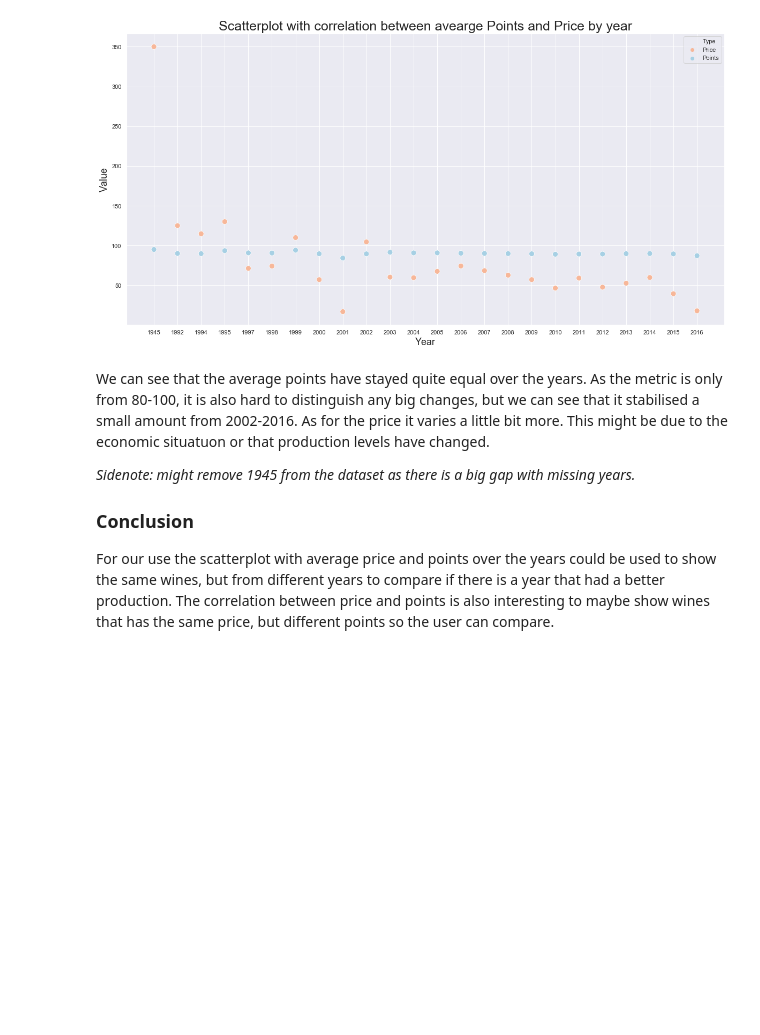
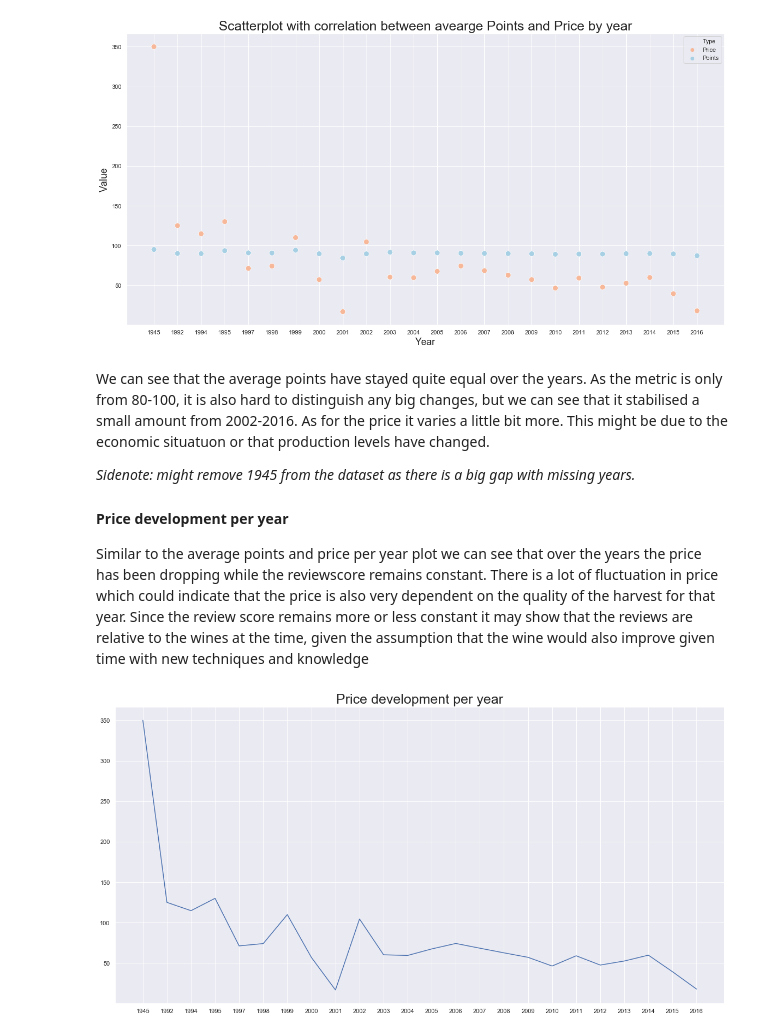
Before and after one commit to com-480-data-visualization/com-480-project-lesvizerables, a Jupyter notebook: Milestone1.ipynb, the cells around one changed output. Drawn from its saved outputs; the diff is of its cells as text; code cells hidden in the pictures; blank space fills up the shorter version.

Commit message:
Added more plots related to years

```diff
--- a/Milestone1.ipynb
+++ b/Milestone1.ipynb
@@ -488,5 +486,19 @@ We can see that the average points have stayed quite equal over the years. As th
 
 *Sidenote: might remove 1945 from the dataset as there is a big gap with missing years.*
 
-### Conclusion
-For our use the scatterplot with average price and points over the years could be used to show the same wines, but from different years to compare if there is a year that had a better production. The correlation between price and points is also interesting to maybe show wines that has the same price, but different points so the user can compare.
+#### Price development per year
+Similar to the average points and price per year plot we can see that over the years the price has been dropping while the reviewscore remains constant. There is a lot of fluctuation in price which could indicate that the price is also very dependent on the quality of the harvest for that year.
+Since the review score remains more or less constant it may show that the reviews are relative to the wines at the time, given the assumption that the wine would also improve given time with new techniques and knowledge
+# %%
+plt.figure(figsize=(20,10))
+average_price_year = wines_lim.groupby(['year']).agg({'price':'mean', 'points':'mean'}).reset_index()
+#average_price_year
+#plt.plot(average_price_year['year'], average_price_year['points'])
+plt.plot(average_price_year['year'], average_price_year['price'])
+
+plt.title('Price development per year', fontsize=25)
+
+plt.savefig('Plots/mplot_appy.pdf', format='pdf')
+plt.show()
+# %% [output]
+[figure, added]
```
Also changed, not shown: parts of 9 cells of this notebook, 8 other files.
